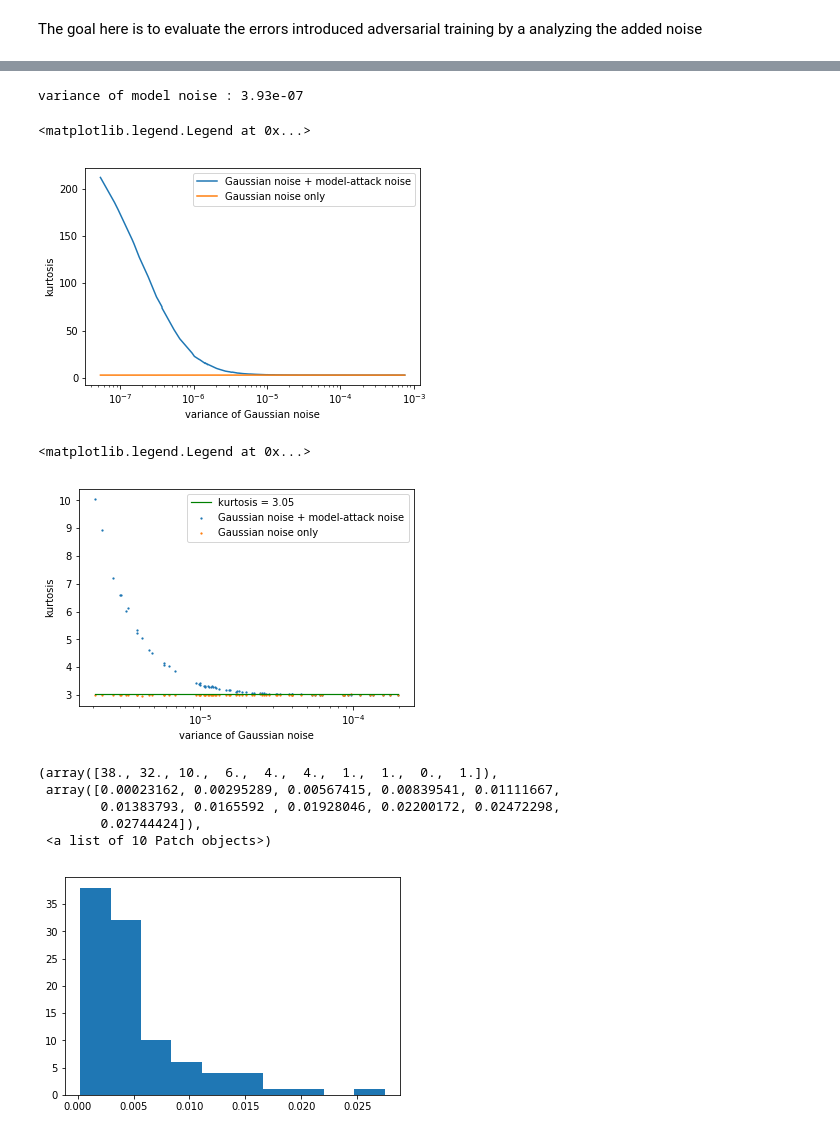
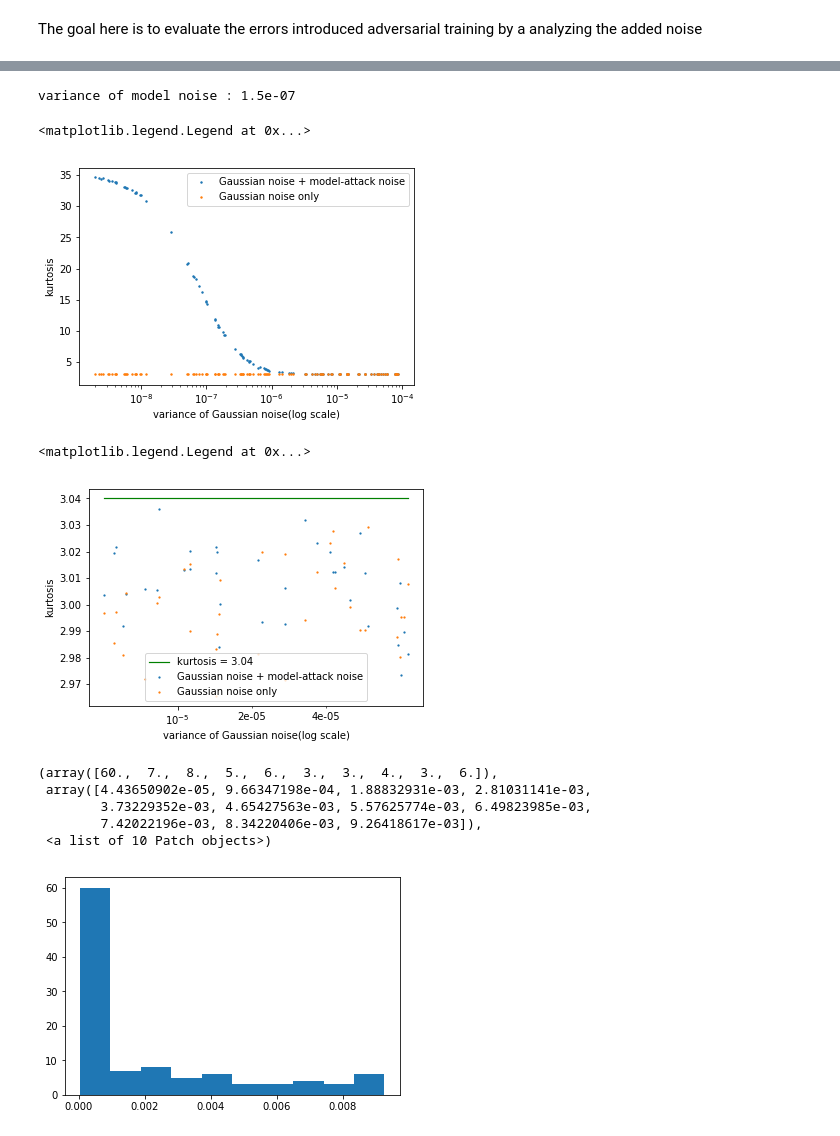
Before and after one commit to vorzawk/mdlAttack, a Jupyter notebook: mdlAttack_realNoiseHistograms.ipynb, the cells around one changed output, grey strips where cells are left out. Saved outputs shown, nothing was run; the diff lists cells and outputs as text; code cells hidden in the pictures.

Commit message:
figures labeled appropriately

```diff
--- a/mdlAttack_realNoiseHistograms.ipynb
+++ b/mdlAttack_realNoiseHistograms.ipynb
@@ -53,16 +53,14 @@ def compute_kurtosis(data):
     return moment(data, 4)/(moment(data, 2) ** 2)
 # %%
 # Generate the Gaussian noise for the same number of parameters as contained in the model.
-if numConvLayers == 3:
-    sigmaArray = np.random.exponential(0.005, 100)
-else:
-    sigmaArray = np.random.exponential(0.005, 100)
+sigmaArray = np.concatenate((np.random.uniform(4e-5, 1e-4,20), np.random.uniform(1e-4, 1e-3,40),
+                             np.random.uniform(1e-3, 4e-3,25), np.random.uniform(4e-3, 1e-2,20)))
 sigmaArray.sort()
 # print(sigmaArray)
 # Remove sigma values that are too small from the array.
 indices = []
 for idx, val in enumerate(sigmaArray):
-    if val <= 1e-4:
+    if val <= 1e-5:
         indices.append(idx)
 sigmaArray = np.delete(sigmaArray, indices)
 for sigma in sigmaArray:
@@ -99,7 +97,7 @@ for sigma in sigmaArray:
 #plt.yscale('log')
 plt.xscale('log')
 s = 2
-plt.plot(varList, b2FNvals, label='Gaussian noise + model-attack noise')
+plt.scatter(varList, b2FNvals, s, label='Gaussian noise + model-attack noise')
 b2FPvals = []
 for sigma in sigmaArray:
     numParams = len(flatten_listArrays(origWeights))
@@ -107,41 +105,46 @@ for sigma in sigmaArray:
     b2 = compute_kurtosis(randNoise)
     b2FPvals.append(b2)
 #b2FPsmooth = interp1d(varList, b2FPvals, kind='cubic')
-plt.plot(varList, b2FPvals, label='Gaussian noise only')
-plt.xlabel('variance of Gaussian noise')
+
+plt.scatter(varList, b2FPvals, s, label='Gaussian noise only')
+plt.xlabel('variance of Gaussian noise(log scale)')
 plt.ylabel('kurtosis')
 plt.legend()
 # %% [output]
-variance of model noise : 3.93e-07
+variance of model noise : 1.5e-07
 <matplotlib.legend.Legend at 0x...>
-[figure, old version]
+[figure, new version]
 # %%
 # Plot the curves separately for variance values between 1e-6 and 1e-5. The goal is to be able to identify
 # a clear threshold for the kurtosis value.
 varListZ = []
 b2FNvalsZ = []
 b2FPvalsZ = []
 for idx, val in enumerate(varList):
-    if val >= 2e-6 and val <= 2e-4:
+    if val >= 5e-6 and val <= 2e-4:
         varListZ.append(val)
         b2FNvalsZ.append(b2FNvals[idx])
         b2FPvalsZ.append(b2FPvals[idx])
+fig, ax = plt.subplots()
 plt.xscale('log')
-plt.scatter(varListZ, b2FNvalsZ, s=1.5, label='Gaussian noise + model-attack noise')
-plt.scatter(varListZ, b2FPvalsZ, s=1.5, label='Gaussian noise only')
-plt.plot(varListZ, [3.05]*len(varListZ), 'g', linewidth=1.2, label = 'kurtosis = 3.05')
-plt.xlabel('variance of Gaussian noise')
+ax.scatter(varListZ, b2FNvalsZ, s=1.5, label='Gaussian noise + model-attack noise')
+ax.scatter(varListZ, b2FPvalsZ, s=1.5, label='Gaussian noise only')
+ax.plot(varListZ, [3.04]*len(varListZ), 'g', linewidth=1.2, label = 'kurtosis = 3.04')
+plt.xlabel('variance of Gaussian noise(log scale)')
 plt.ylabel('kurtosis')
+# ax.xaxis.set_major_locator(plt.LogLocator(base=10, numticks=10))
+ax.xaxis.set_minor_locator(plt.LogLocator(base=10.0,subs=(0.2,0.4),numticks=12))
+ax.xaxis.set_minor_formatter(plt.LogFormatter(minor_thresholds=(5,2)))
 plt.legend()
 # %% [output]
 <matplotlib.legend.Legend at 0x...>
-[figure, old version]
+[figure, new version]
 # %%
 plt.hist(sigmaArray)
 # %% [output]
-(array([38., 32., 10.,  6.,  4.,  4.,  1.,  1.,  0.,  1.]),
- array([0.00023162, 0.00295289, 0.00567415, 0.00839541, 0.01111667,
-        0.01383793, 0.0165592 , 0.01928046, 0.02200172, 0.02472298,
-        0.02744424]),
+(array([60.,  7.,  8.,  5.,  6.,  3.,  3.,  4.,  3.,  6.]),
+ array([4.43650902e-05, 9.66347198e-04, 1.88832931e-03, 2.81031141e-03,
+        3.73229352e-03, 4.65427563e-03, 5.57625774e-03, 6.49823985e-03,
+        7.42022196e-03, 8.34220406e-03, 9.26418617e-03]),
  <a list of 10 Patch objects>)
-[figure, old version]
+[figure, new version]
```
Also changed, not shown: parts of 1 cell of this notebook.
